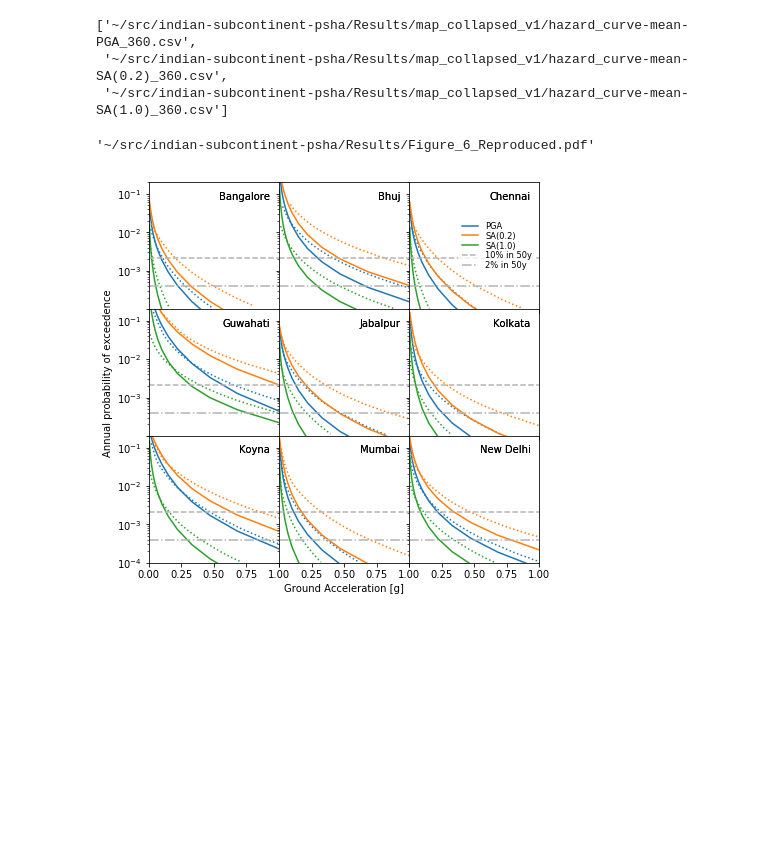
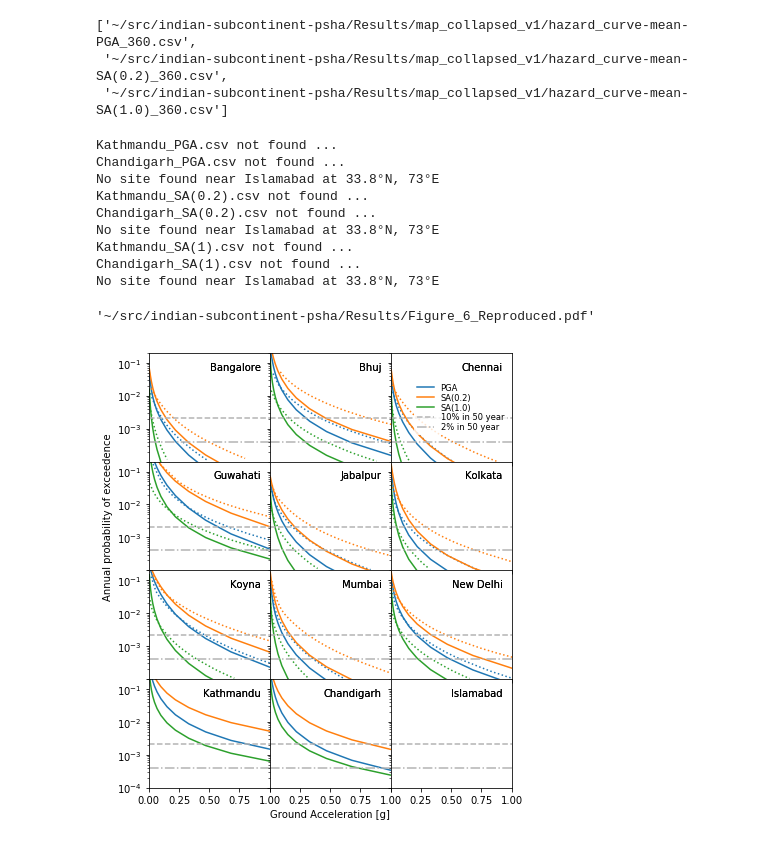
Before and after one commit to nackerley/indian-subcontinent-psha, a Jupyter notebook: Results/Hazard Curves.ipynb, the cells around one changed output. Drawn from its saved outputs; the diff is of its cells as text; code cells hidden in the pictures; blank space fills up the shorter version.

```diff
--- a/Results/Hazard Curves.ipynb
+++ b/Results/Hazard Curves.ipynb
@@ -49,7 +49,8 @@ FIGURE_FILE = 'Figure_6_Reproduced.pdf'
 TABLE_FILE = 'Table_3_Reproduced.tex'
 PLOT_CITIES = np.array([['Bangalore', 'Bhuj', 'Chennai'],
                         ['Guwahati', 'Jabalpur', 'Kolkata'],
-                        ['Koyna', 'Mumbai', 'New Delhi']])
+                        ['Koyna', 'Mumbai', 'New Delhi'],
+                        ['Kathmandu', 'Chandigarh', 'Islamabad']])
 T_PLOT = 1  # year
 # %% [markdown]
 ## Job Setup
@@ -184,10 +134,10 @@ anonymize(curve_files)
  '~/src/indian-subcontinent-psha/Results/cities_collapsed_v2/hazard_curve-mean-SA(1.0)_24348.csv']
 # %%
 fig, axes = plt.subplots(PLOT_CITIES.shape[0], PLOT_CITIES.shape[1],
-                         figsize=(7, 7), sharex=True, sharey=True)
+                         figsize=(6.5, 8), sharex=True, sharey=True)
 fig.subplots_adjust(wspace=0, hspace=0)
 
-for curve_file in curve_files:
+for curve_file in curve_files_new:
     poes, config = read_hazard_csv(curve_file)
     label = os.path.split(curve_file)[1]
 
@@ -342,6 +301,6 @@ anonymize(shutil.copyfile(TABLE_FILE, os.path.splitext(map_file)[0] + '.tex'))
 # %%
-map_files = sorted([
-    item for item in glob(os.path.join('cities_collapsed_v0', '*362*.csv'))
-    if all(key in item for key in ['hazard_map-', 'mean'])])
-anonymize(map_files)
+curve_files_new = sorted([
+    os.path.abspath(item) for item in glob(os.path.join('map_collapsed_v2', '*.csv'))
+    if all(key in item for key in ['hazard_curve-', 'mean'])])
+[anonymize(item) for item in curve_files_new]
 # %% [output]
@@ -399,70 +378,81 @@ anonymize(shutil.copyfile(TABLE_FILE, os.path.splitext(map_file)[0] + '.tex'))
 # %%
-curve_files = sorted([
+curve_files_old = sorted([
     os.path.abspath(item) for item in glob(os.path.join('map_collapsed_v1', '*360*.csv'))
     if all(key in item for key in ['hazard_curve-', 'mean'])])
-[anonymize(item) for item in curve_files]
+curve_files_old = [item for item in curve_files_old if any(im_type in item for im_type in imts)]
+[anonymize(item) for item in curve_files_old]
 # %% [output]
 ['~/src/indian-subcontinent-psha/Results/map_collapsed_v1/hazard_curve-mean-PGA_360.csv',
  '~/src/indian-subcontinent-psha/Results/map_collapsed_v1/hazard_curve-mean-SA(0.2)_360.csv',
  '~/src/indian-subcontinent-psha/Results/map_collapsed_v1/hazard_curve-mean-SA(1.0)_360.csv']
 # %%
 fig, axes = plt.subplots(PLOT_CITIES.shape[0], PLOT_CITIES.shape[1],
-                         figsize=(7, 7), sharex=True, sharey=True)
+                         figsize=(6.5, 8), sharex=True, sharey=True)
 fig.subplots_adjust(wspace=0, hspace=0)
 
-for curve_file in curve_files:
+for curve_file in curve_files_old:
     poes, config = read_hazard_csv(curve_file)
     label = os.path.split(curve_file)[1]
 
-    if config['investigation_time'] != T_INV:
-        warnings.warn(
-            'Investigation time %g instead of expected %g' %
-            (config['investigation_time'], T_INV), UserWarning)
+    poes = poes.apply(
+        lambda x: convert_probability(x, config['investigation_time'], T_PLOT))
 
     if config['imt'] == 'PGV':
         warnings.warn('IMT %s units not properly reflected in axis label.' %
                       config['imt'], UserWarning)
 
     for city_row, axes_row in zip(PLOT_CITIES, axes):
         for city, ax in zip(city_row, axes_row):
-            city_series = df_table3[df_table3['City'] == city].squeeze()
+            city_series = df_table3.loc[city]
             lon = round(round(5*city_series['Longitude (°E)'])/5, 1)
             lat = round(round(5*city_series['Latitude (°N)'])/5, 1)
-            if (lon, lat, 0) in poes.index:
-                poes_city = poes.loc[(lon, lat, 0)]
+            if (lon, lat, 0) not in poes.index:
+                print('No site found near %s at %g°N, %g°E' % (city, lat, lon))
+                continue
 
-                trace = ax.semilogy(poes_city.index, poes_city.values,
-                                    label=config['imt'], alpha=alpha)
+            poes_city = poes.loc[(lon, lat, 0)]
+            trace = ax.semilogy(poes_city.index, poes_city.values,
+                                label=config['imt'])
 
-                digitized_csv = '%s_%s.csv' % (city.replace(' ','_'), config['imt'].replace('.0', ''))
-                digitized_full = os.path.join(DIGITIZED_PATH, digitized_csv)
-                if os.path.isfile(digitized_full):
-                    data = np.genfromtxt(digitized_full, delimiter=',')
-                    ax.plot(data[:, 0], data[:, 1],
-                            linestyle=':', alpha=alpha, color=trace[0].get_color())
-                else:
-                    print('%s not found ...' % digitized_csv)
-            else:
-                print('No site found near %s at %g°N, %g°E' % (city, lat, lon))
+            digitized_csv = '%s_%s.csv' % (city.replace(' ','_'), config['imt'].replace('.0', ''))
+            digitized_full = os.path.join(DIGITIZED_PATH, digitized_csv)
+
+            if not os.path.isfile(digitized_full):
+                print('%s not found ...' % digitized_csv)
+                continue
+
+            data = np.genfromtxt(digitized_full, delimiter=',')
+            ax.plot(data[:, 0], data[:, 1],
+                    linestyle=':', color=trace[0].get_color())
+
 
 # add reference curves and set limits
 for ax, city in zip(axes.ravel(), PLOT_CITIES.ravel()):
     ax.set_xlim((0, 1))
     ax.set_ylim((1e-4, 0.2))
     for prob, label, linestyle in zip(poes_plot, poe_labels, ['--', '-.', ':']):
         ax.axhline(prob, label=label, color='0.7', linestyle=linestyle)
         fig.sca(ax)
         annotate(city, loc='upper right')
 
 axes[1,0].set_ylabel('Annual probability of exceedence')
 [ax.yaxis.get_major_ticks()[1].label.set_visible(False) for ax in axes[:-1,0]]
 axes[-1,1].set_xlabel('Ground Acceleration [g]')
 [ax.xaxis.get_major_ticks()[0].label.set_visible(False) for ax in axes[-1,1:]]
 leg = axes[0,-1].legend(loc='center right', frameon=True, fontsize='small', labelspacing=0.1)
 leg.get_frame().set_linewidth(0.0)
 
 fig.savefig(FIGURE_FILE, dpi=600, bbox_inches='tight')
 anonymize(FIGURE_FILE)
 # %% [output]
-'~/src/indian-subcontinent-psha/Results/Figure_6_Reproduced.pdf'
+Kathmandu_PGA.csv not found ...
+Chandigarh_PGA.csv not found ...
+No site found near Islamabad at 33.8°N, 73°E
+Kathmandu_SA(0.2).csv not found ...
+Chandigarh_SA(0.2).csv not found ...
+No site found near Islamabad at 33.8°N, 73°E
+Kathmandu_SA(1).csv not found ...
+Chandigarh_SA(1).csv not found ...
+No site found near Islamabad at 33.8°N, 73°E
+'~/src/indian-subcontinent-psha/Results/Figure_6_Reproduced.pdf'
-[figure, old version]
+[figure, new version]
```
Also changed, not shown: parts of 28 cells of this notebook, 9 other files.
